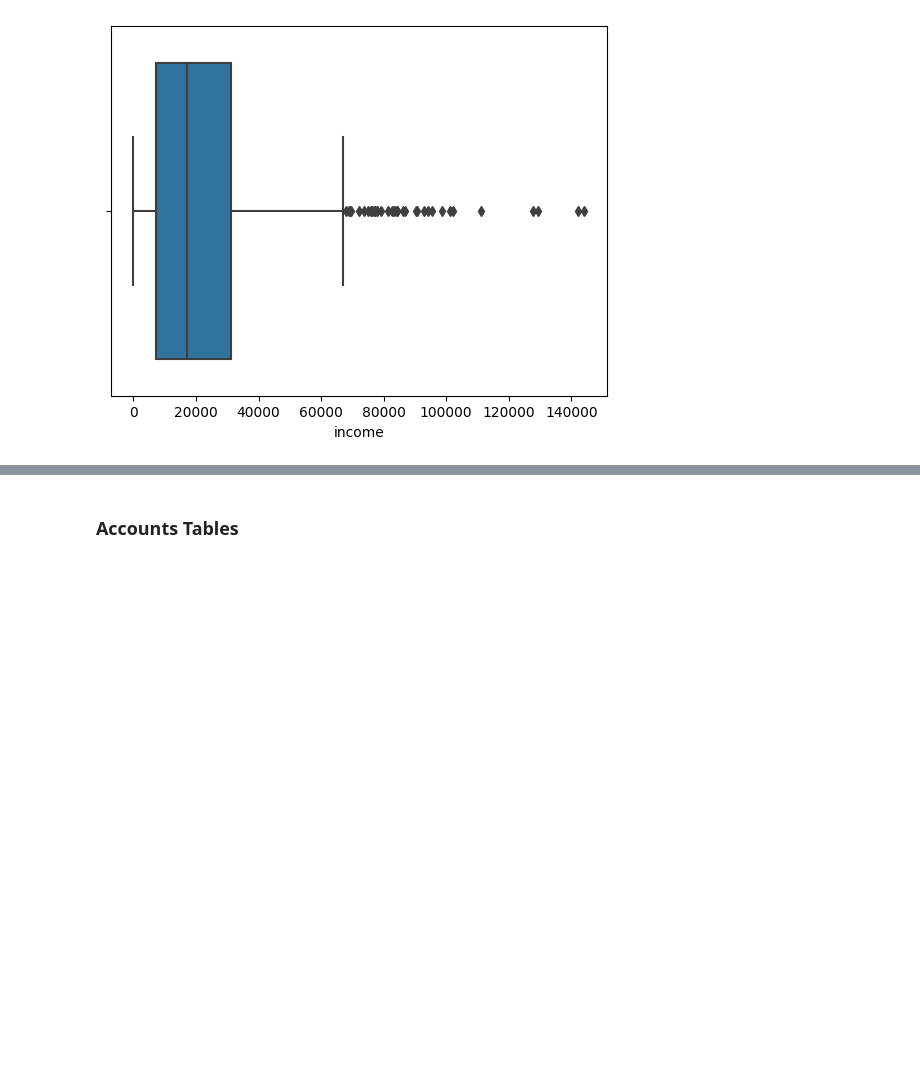
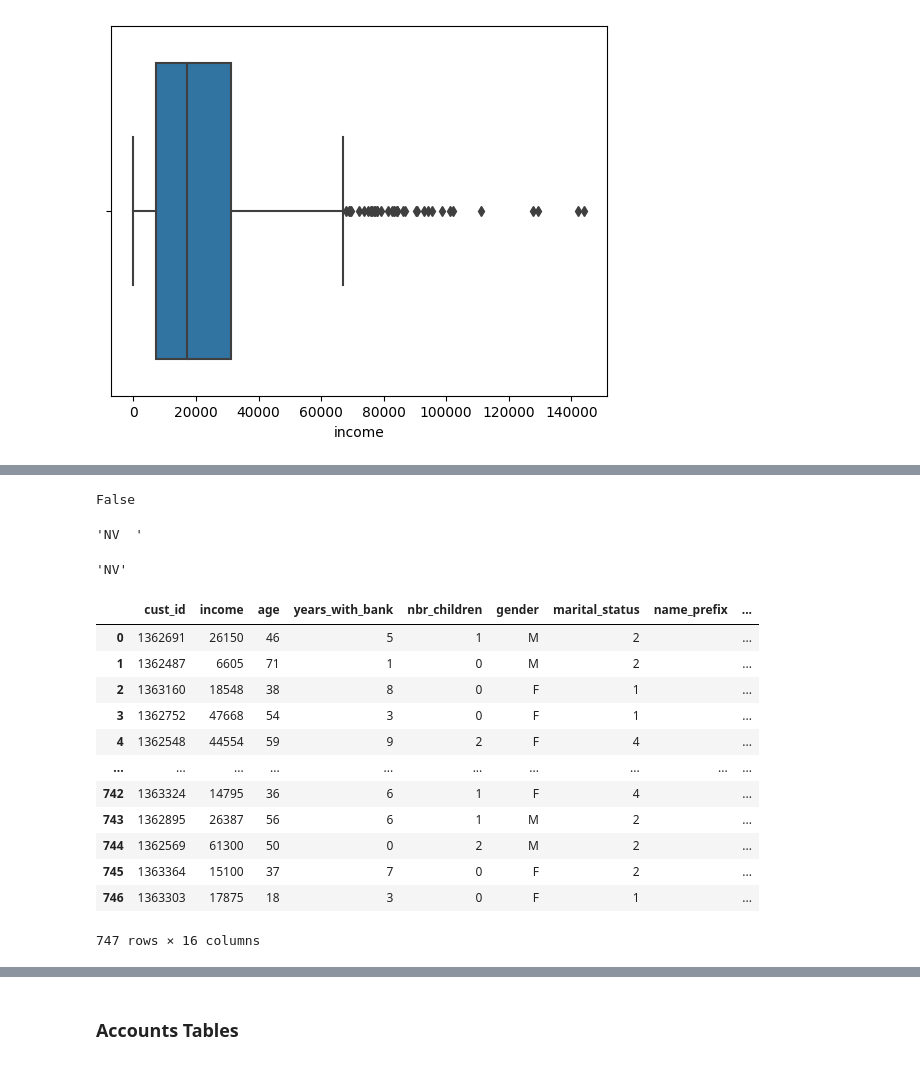
Before and after one commit to jess-moloney/mini-project-III, a Jupyter notebook: mini-project-III.ipynb, the cells around one changed output, grey strips where cells are left out. Cells and saved outputs as stored; diff of their text form; code cells hidden in the pictures; blank space fills up the shorter version.

```diff
--- a/mini-project-III.ipynb
+++ b/mini-project-III.ipynb
@@ -106,0 +171,5 @@ plt.show()
+# %%
+# strip extra spaces from name_prefix
+
+customer_df['name_prefix'] = customer_df['name_prefix'].str.strip()
+sum(customer_df['name_prefix'] == '')
@@ -106,0 +190,4 @@ plt.show()
+# %%
+# replace with Miss with Ms.
+
+customer_df = customer_df.replace({"name_prefix" : {'Miss': "Ms."}})
@@ -106,0 +273,37 @@ plt.show()
+# %%
+# check if values in df match dictionary
+
+customer_df['state_code'][0] in state_region
+# %% [output]
+False
+# %%
+customer_df['state_code'][0]
+# %% [output]
+'NV  '
+# %%
+# strip extra spaces
+
+customer_df['state_code'] = customer_df['state_code'].str.strip()
+# %%
+customer_df['state_code'][0]
+# %% [output]
+'NV'
+# %%
+customer_df.drop(columns=['Region'], inplace=True)
+# %%
+customer_df["region"] = customer_df["state_code"].map(state_region)
+customer_df
+# %% [output]
+|  | cust_id | income | age | years_with_bank | nbr_children | gender | marital_status | name_prefix | ... |
+| 0 | 1362691 | 26150 | 46 | 5 | 1 | M | 2 |  | ... |
+| 1 | 1362487 | 6605 | 71 | 1 | 0 | M | 2 |  | ... |
+| 2 | 1363160 | 18548 | 38 | 8 | 0 | F | 1 |  | ... |
+| 3 | 1362752 | 47668 | 54 | 3 | 0 | F | 1 |  | ... |
+| 4 | 1362548 | 44554 | 59 | 9 | 2 | F | 4 |  | ... |
+| ... | ... | ... | ... | ... | ... | ... | ... | ... | ... |
+| 742 | 1363324 | 14795 | 36 | 6 | 1 | F | 4 |  | ... |
+| 743 | 1362895 | 26387 | 56 | 6 | 1 | M | 2 |  | ... |
+| 744 | 1362569 | 61300 | 50 | 0 | 2 | M | 2 |  | ... |
+| 745 | 1363364 | 15100 | 37 | 7 | 0 | F | 2 |  | ... |
+| 746 | 1363303 | 17875 | 18 | 3 | 0 | F | 1 |  | ... |
+747 rows × 16 columns
```
Also changed, not shown: parts of 18 cells of this notebook.
